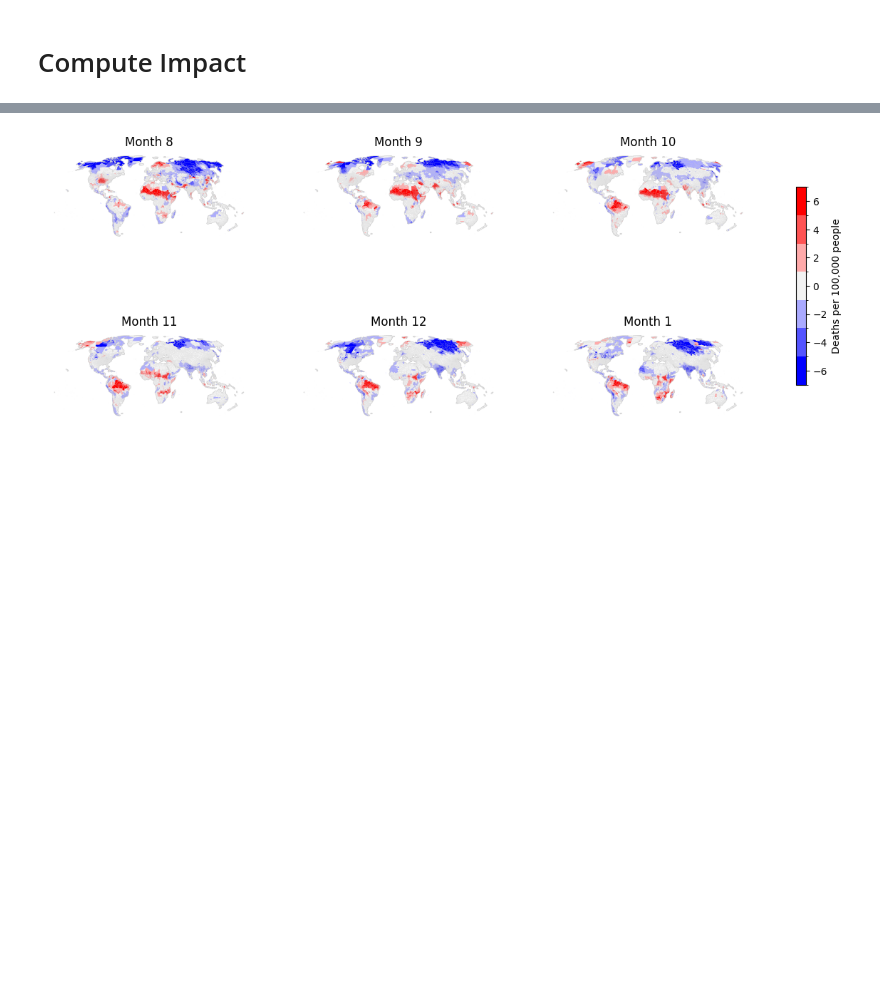
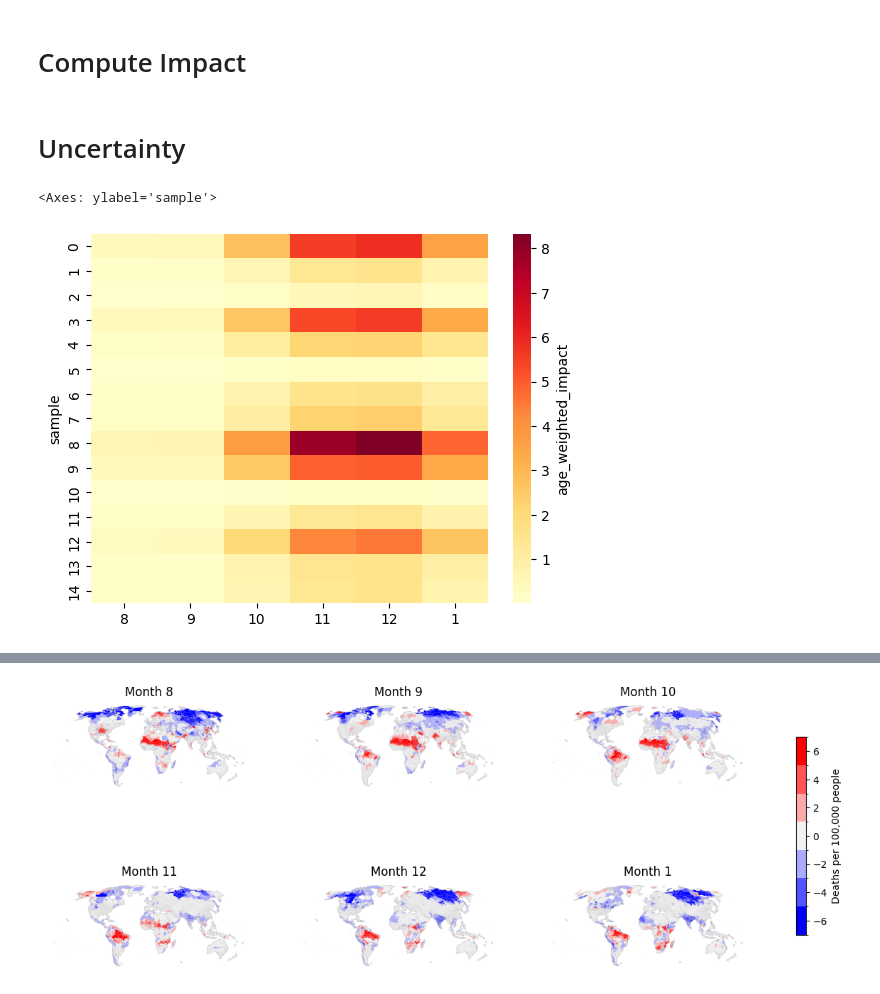
Before and after one commit to ezuetell/poreallas, a Jupyter notebook: analysis/a00_seasonal_forecast_analysis.ipynb, the cells around one changed output, grey strips where cells are left out. Drawn from its saved outputs; the diff is of its cells as text; code cells hidden in the pictures; blank space fills up the shorter version.

Commit message:
paper figures

```diff
--- a/analysis/a00_seasonal_forecast_analysis.ipynb
+++ b/analysis/a00_seasonal_forecast_analysis.ipynb
@@ -81,3 +81,5 @@ impact = analysis_utils.compute_impact(effect, socioeconomics, ensemble = True,
 
 ##For a single age-cohort, use:
 #impact = analysis_utils.compute_impact(effect, socioeconomics, ensemble = False, baseline_period=baseline_period, hotonly = False, rate = True, age_weight = False, cohort = 'age65plus')
+# %% [markdown]
+# Uncertainty
@@ -83,0 +88,13 @@ impact = analysis_utils.compute_impact(effect, socioeconomics, ensemble = True,
+# %%
+order = [8, 9, 10, 11, 12, 1]
+da_ordered = impact.reindex(month=order)
+
+da_ordered = da_ordered.isel(region = 10000).var(dim = "number")
+
+df = da_ordered.transpose("sample", "month").to_pandas()
+df.columns = order  # ensures column labels display in this order
+
+sns.heatmap(df, cmap="YlOrRd", cbar_kws={"label": impact.name})
+# %% [output]
+<Axes: ylabel='sample'>
+[figure, added]
```
Also changed, not shown: parts of 10 cells of this notebook, 5 other files.
